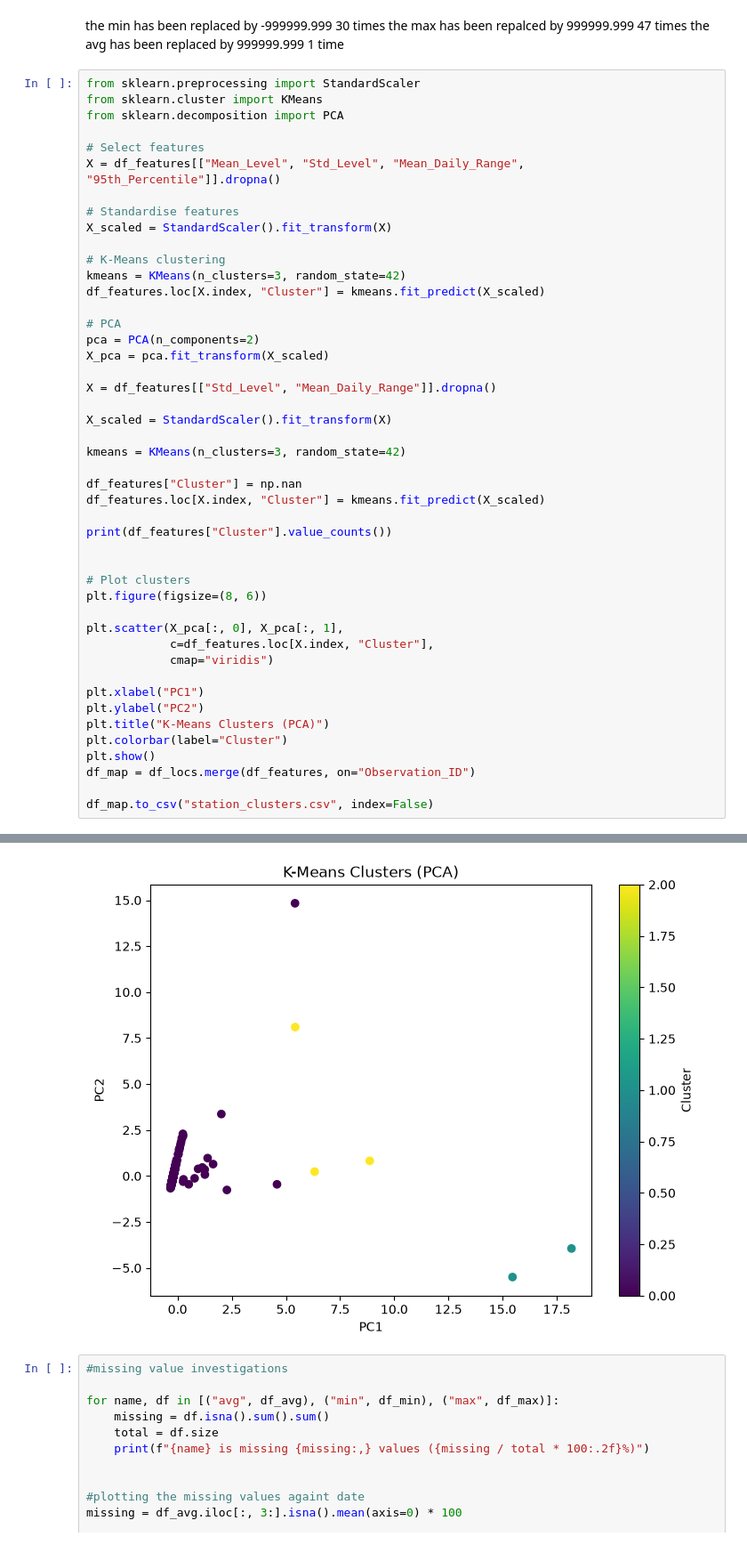
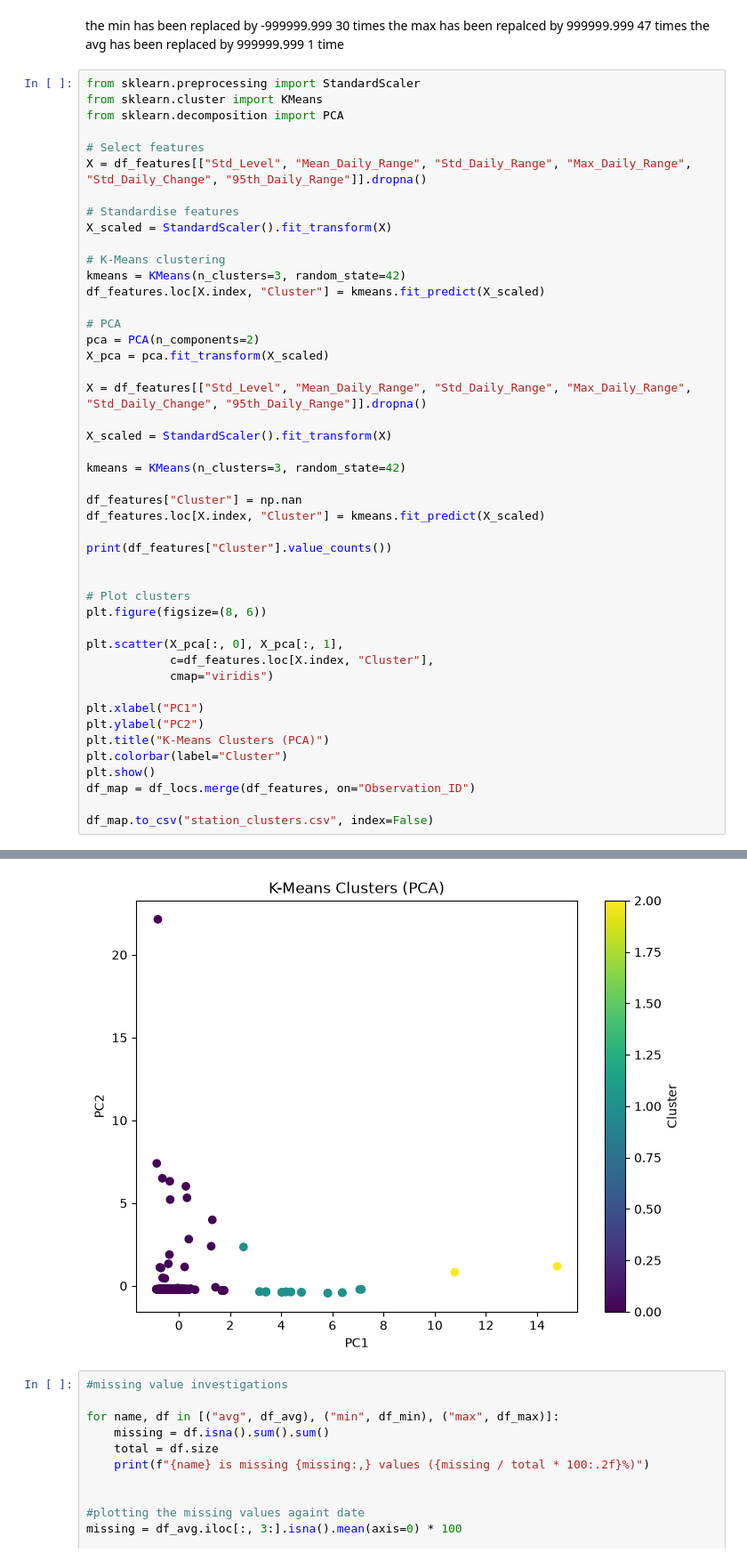
Before and after one commit to Emma-Deyell/MLP-PROJ, a Jupyter notebook: project_saba.ipynb, the cells around one changed output, grey strips where cells are left out. Shown at 89% size. Cells and saved outputs as stored; diff of their text form.

```diff
--- a/project_saba.ipynb
+++ b/project_saba.ipynb
@@ -139,7 +139,7 @@ from sklearn.cluster import KMeans
 from sklearn.decomposition import PCA
 
 # Select features
-X = df_features[["Mean_Level", "Std_Level", "Mean_Daily_Range", "95th_Percentile"]].dropna()
+X = df_features[["Std_Level", "Mean_Daily_Range", "Std_Daily_Range", "Max_Daily_Range", "Std_Daily_Change", "95th_Daily_Range"]].dropna()
 
 # Standardise features
 X_scaled = StandardScaler().fit_transform(X)
@@ -152,7 +152,7 @@ df_features.loc[X.index, "Cluster"] = kmeans.fit_predict(X_scaled)
 pca = PCA(n_components=2)
 X_pca = pca.fit_transform(X_scaled)
 
-X = df_features[["Std_Level", "Mean_Daily_Range"]].dropna()
+X = df_features[["Std_Level", "Mean_Daily_Range", "Std_Daily_Range", "Max_Daily_Range", "Std_Daily_Change", "95th_Daily_Range"]].dropna()
 
 X_scaled = StandardScaler().fit_transform(X)
 
@@ -187,5 +187,5 @@ Cluster
 Name: count, dtype: int64
-[figure, old version]
+[figure, new version]
 # %%
 #missing value investigations
 
```
Also changed, not shown: parts of 1 cell of this notebook, 1 other file.
